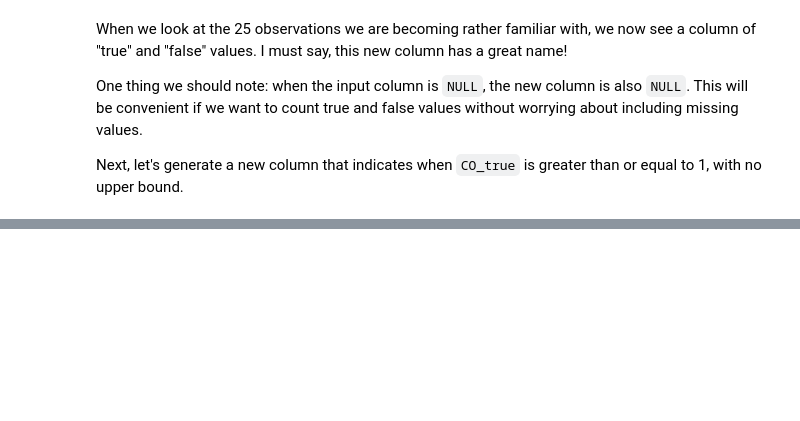
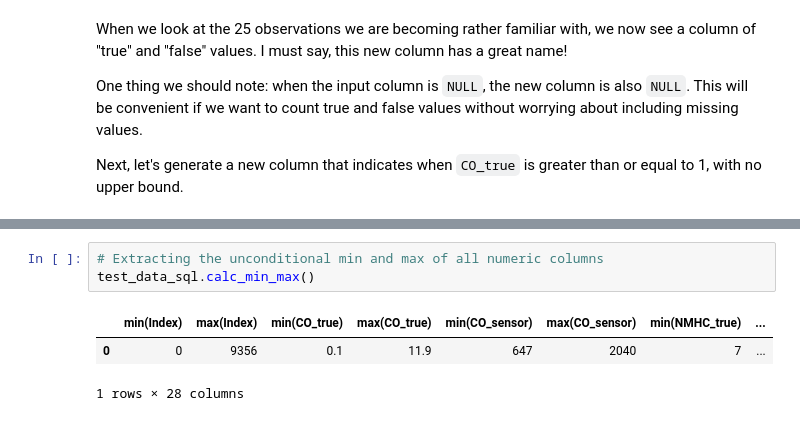
Before and after one commit to jccrews256/ST-554-Project-2, a Jupyter notebook: Project 2 Notebook.ipynb, the cells around one changed output, grey strips where cells are left out. Drawn from its saved outputs; the diff is of its cells as text; blank space fills up the shorter version.

```diff
--- a/Project 2 Notebook.ipynb
+++ b/Project 2 Notebook.ipynb
@@ -156,0 +398,7 @@ Next, let's generate a new column that indicates when `CO_true` is greater than
+# %%
+# Extracting the unconditional min and max of all numeric columns
+test_data_sql.calc_min_max()
+# %% [output]
+|  | min(Index) | max(Index) | min(CO_true) | max(CO_true) | min(CO_sensor) | max(CO_sensor) | min(NMHC_true) | ... |
+| 0 | 0 | 9356 | 0.1 | 11.9 | 647 | 2040 | 7 | ... |
+1 rows × 28 columns
```
Also changed, not shown: parts of 37 cells of this notebook, 1 other file.
